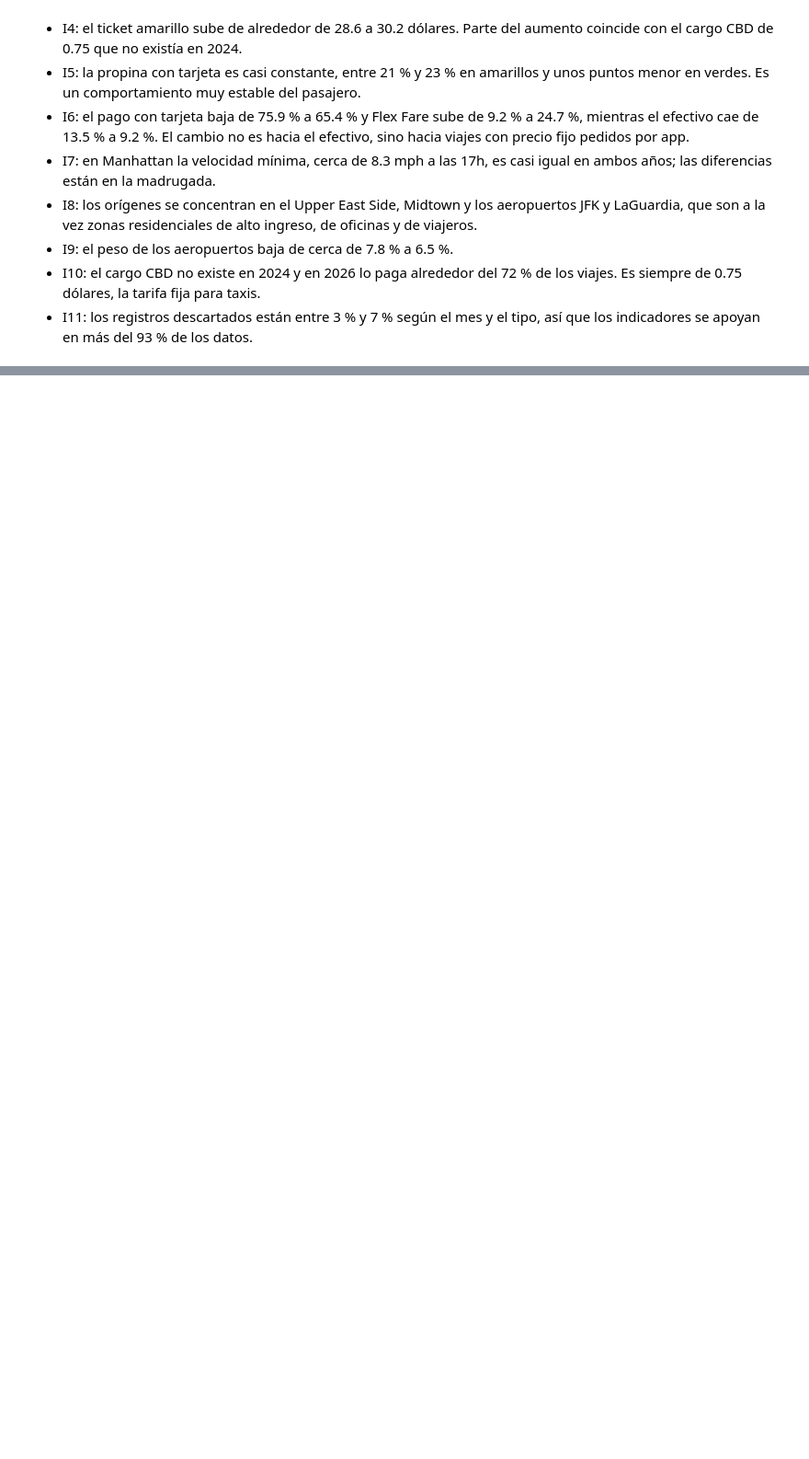
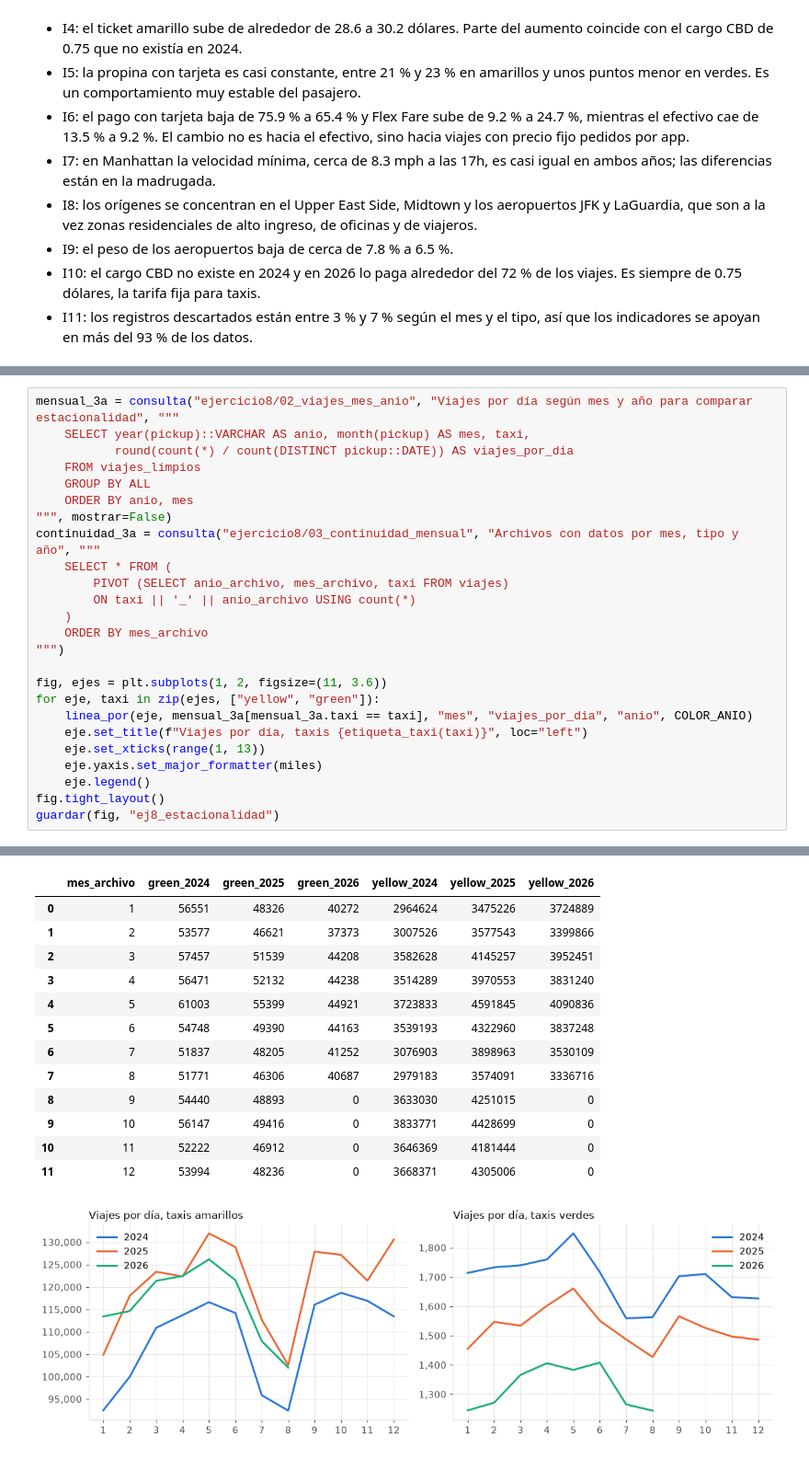
Before and after one commit to erickguerra2/duckdb, a Jupyter notebook: notebooks/Lab8_DuckDB.ipynb, the cells around one changed output, grey strips where cells are left out. Shown at 92% size. Drawn from its saved outputs; the diff is of its cells as text; blank space fills up the shorter version.

```diff
--- a/notebooks/Lab8_DuckDB.ipynb
+++ b/notebooks/Lab8_DuckDB.ipynb
@@ -1861,0 +2031,26 @@ Interpretación con 2024 y 2026:
+# %%
+mensual_3a = consulta("ejercicio8/02_viajes_mes_anio", "Viajes por día según mes y año para comparar estacionalidad", """
+    SELECT year(pickup)::VARCHAR AS anio, month(pickup) AS mes, taxi,
+           round(count(*) / count(DISTINCT pickup::DATE)) AS viajes_por_dia
+    FROM viajes_limpios
+    GROUP BY ALL
+    ORDER BY anio, mes
+""", mostrar=False)
+continuidad_3a = consulta("ejercicio8/03_continuidad_mensual", "Archivos con datos por mes, tipo y año", """
+    SELECT * FROM (
+        PIVOT (SELECT anio_archivo, mes_archivo, taxi FROM viajes)
+        ON taxi || '_' || anio_archivo USING count(*)
+    )
+    ORDER BY mes_archivo
+""")
+
+fig, ejes = plt.subplots(1, 2, figsize=(11, 3.6))
+for eje, taxi in zip(ejes, ["yellow", "green"]):
+    linea_por(eje, mensual_3a[mensual_3a.taxi == taxi], "mes", "viajes_por_dia", "anio", COLOR_ANIO)
+    eje.set_title(f"Viajes por día, taxis {etiqueta_taxi(taxi)}", loc="left")
+    eje.set_xticks(range(1, 13))
+    eje.yaxis.set_major_formatter(miles)
+    eje.legend()
+fig.tight_layout()
+guardar(fig, "ej8_estacionalidad")
+# %% [output]
@@ -1861,0 +2063,14 @@ Interpretación con 2024 y 2026:
+|  | mes_archivo | green_2024 | green_2025 | green_2026 | yellow_2024 | yellow_2025 | yellow_2026 |
+| 0 | 1 | 56551 | 48326 | 40272 | 2964624 | 3475226 | 3724889 |
+| 1 | 2 | 53577 | 46621 | 37373 | 3007526 | 3577543 | 3399866 |
+| 2 | 3 | 57457 | 51539 | 44208 | 3582628 | 4145257 | 3952451 |
+| 3 | 4 | 56471 | 52132 | 44238 | 3514289 | 3970553 | 3831240 |
+| 4 | 5 | 61003 | 55399 | 44921 | 3723833 | 4591845 | 4090836 |
+| 5 | 6 | 54748 | 49390 | 44163 | 3539193 | 4322960 | 3837248 |
+| 6 | 7 | 51837 | 48205 | 41252 | 3076903 | 3898963 | 3530109 |
+| 7 | 8 | 51771 | 46306 | 40687 | 2979183 | 3574091 | 3336716 |
+| 8 | 9 | 54440 | 48893 | 0 | 3633030 | 4251015 | 0 |
+| 9 | 10 | 56147 | 49416 | 0 | 3833771 | 4428699 | 0 |
+| 10 | 11 | 52222 | 46912 | 0 | 3646369 | 4181444 | 0 |
+| 11 | 12 | 53994 | 48236 | 0 | 3668371 | 4305006 | 0 |
+[figure, added]
```
Also changed, not shown: parts of 16 cells of this notebook, 13 other files.
